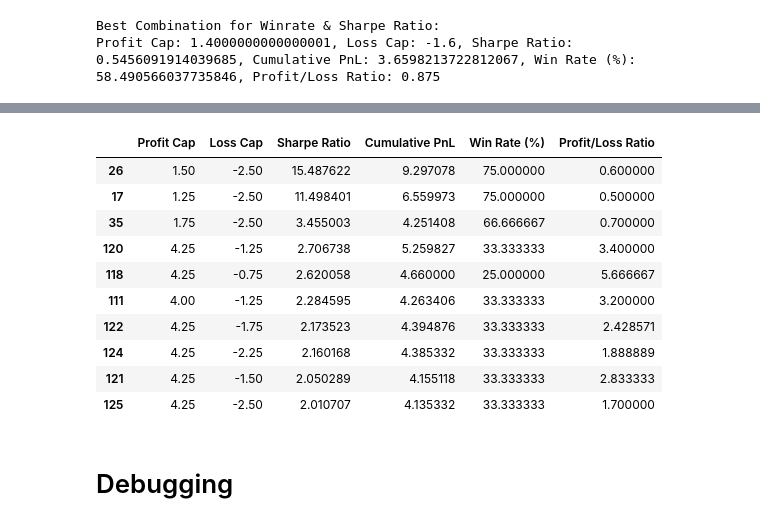
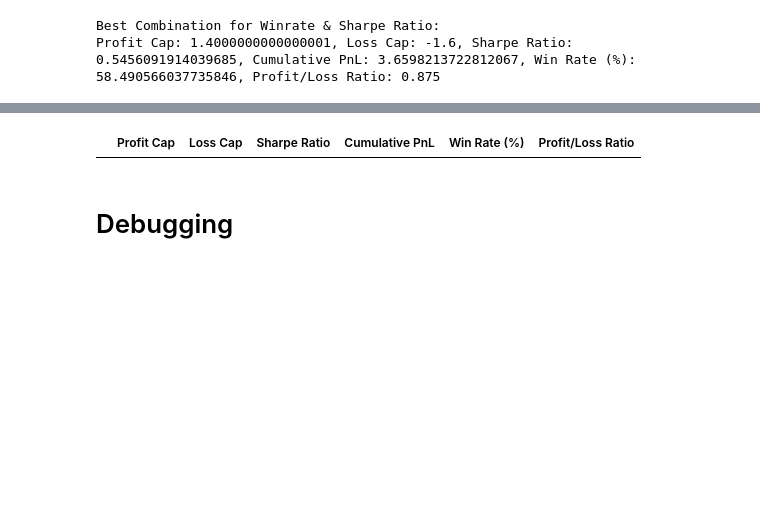
Before and after one commit to rheza-bitwyre/local-share-2, a Jupyter notebook: 03X_ST_IC/01_dev/03X_ST_IC_MACD_EMA.ipynb, the cells around one changed output, grey strips where cells are left out. Drawn from its saved outputs; the diff is of its cells as text; code cells hidden in the pictures; blank space fills up the shorter version.

```diff
--- a/03X_ST_IC/01_dev/03X_ST_IC_MACD_EMA.ipynb
+++ b/03X_ST_IC/01_dev/03X_ST_IC_MACD_EMA.ipynb
@@ -3479,7 +3479,7 @@ def plot_realized_pnl(backtest_trade_sim):
 # MAIN
 # %%
 # Select data and process df
-df = load_and_clean_data('SOLUSDT_30m.csv')
+df = load_and_clean_data('SUIUSDT_30m.csv')
 supertrend_df = calculate_supertrend(df)
 supertrend_1_df = calculate_supertrend(supertrend_df, length = 12, multiplier = 3.0)
 supertrend_2_df = calculate_supertrend(supertrend_1_df, length = 11, multiplier = 2.0)
@@ -3516,11 +3516,11 @@ df_backtest_recap_separated = separate_open_close(df_backtest_recap)
 # %%
 # Set profit and loss cap
 # df_backtest_recap_separated_capped = pnl_capping(df_backtest_recap_separated)
-# df_backtest_recap_separated_capped = pnl_capping(df_backtest_recap_separated, loss_cap=-2)
-# df_backtest_recap_separated_capped = pnl_capping(df_backtest_recap_separated, profit_cap=2.5)
-df_backtest_recap_separated_capped = pnl_capping(df_backtest_recap_separated, profit_cap=20, loss_cap=-1)
+# df_backtest_recap_separated_capped = pnl_capping(df_backtest_recap_separated, loss_cap=-0.8)
+df_backtest_recap_separated_capped = pnl_capping(df_backtest_recap_separated, profit_cap=1)
+# df_backtest_recap_separated_capped = pnl_capping(df_backtest_recap_separated, profit_cap=3.7, loss_cap=-2.4)
 
-positions_df = get_positions(df_backtest_recap_separated_capped, position_selection = 1)
+positions_df = get_positions(df_backtest_recap_separated_capped, position_selection = -1)
 
 metrics_df, final_df = calculate_metrics(positions_df)
 
@@ -3574,8 +3574,8 @@ import pandas as pd
 import numpy as np
 
 # Define the range of profit and loss caps to test
-# profit_cap_list = np.arange(0.2, 3.2 , 0.2).tolist()  # Example values for profit cap
-profit_cap_list = [100] # Example values for profit cap
+profit_cap_list = np.arange(1, 6 , 0.1).tolist()  # Example values for profit cap
+# profit_cap_list = [100] # Example values for profit cap
 loss_cap_list = np.arange(-0.5, -4.6, -0.1).tolist()    # Example values for loss cap
 # loss_cap_list = [-0.5] # Example values for profit cap
 
@@ -3718,17 +3698,7 @@ results_df_sorted_sharpe[results_df_sorted_sharpe['Win Rate (%)'] >= 50]
 # %%
-results_df_sorted_sharpe[results_df_sorted_sharpe['Cumulative PnL'] >= 4]
+results_df_sorted_sharpe[results_df_sorted_sharpe['Cumulative PnL'] >= 40]
 # %% [output]
 |  | Profit Cap | Loss Cap | Sharpe Ratio | Cumulative PnL | Win Rate (%) | Profit/Loss Ratio |
-| 26 | 1.50 | -2.50 | 15.487622 | 9.297078 | 75.000000 | 0.600000 |
-| 17 | 1.25 | -2.50 | 11.498401 | 6.559973 | 75.000000 | 0.500000 |
-| 35 | 1.75 | -2.50 | 3.455003 | 4.251408 | 66.666667 | 0.700000 |
-| 120 | 4.25 | -1.25 | 2.706738 | 5.259827 | 33.333333 | 3.400000 |
-| 118 | 4.25 | -0.75 | 2.620058 | 4.660000 | 25.000000 | 5.666667 |
-| 111 | 4.00 | -1.25 | 2.284595 | 4.263406 | 33.333333 | 3.200000 |
-| 122 | 4.25 | -1.75 | 2.173523 | 4.394876 | 33.333333 | 2.428571 |
-| 124 | 4.25 | -2.25 | 2.160168 | 4.385332 | 33.333333 | 1.888889 |
-| 121 | 4.25 | -1.50 | 2.050289 | 4.155118 | 33.333333 | 2.833333 |
-| 125 | 4.25 | -2.50 | 2.010707 | 4.135332 | 33.333333 | 1.700000 |
 # %% [markdown]
 # Debugging
 # %%
```
Also changed, not shown: parts of 6 cells of this notebook, 8 other files.
